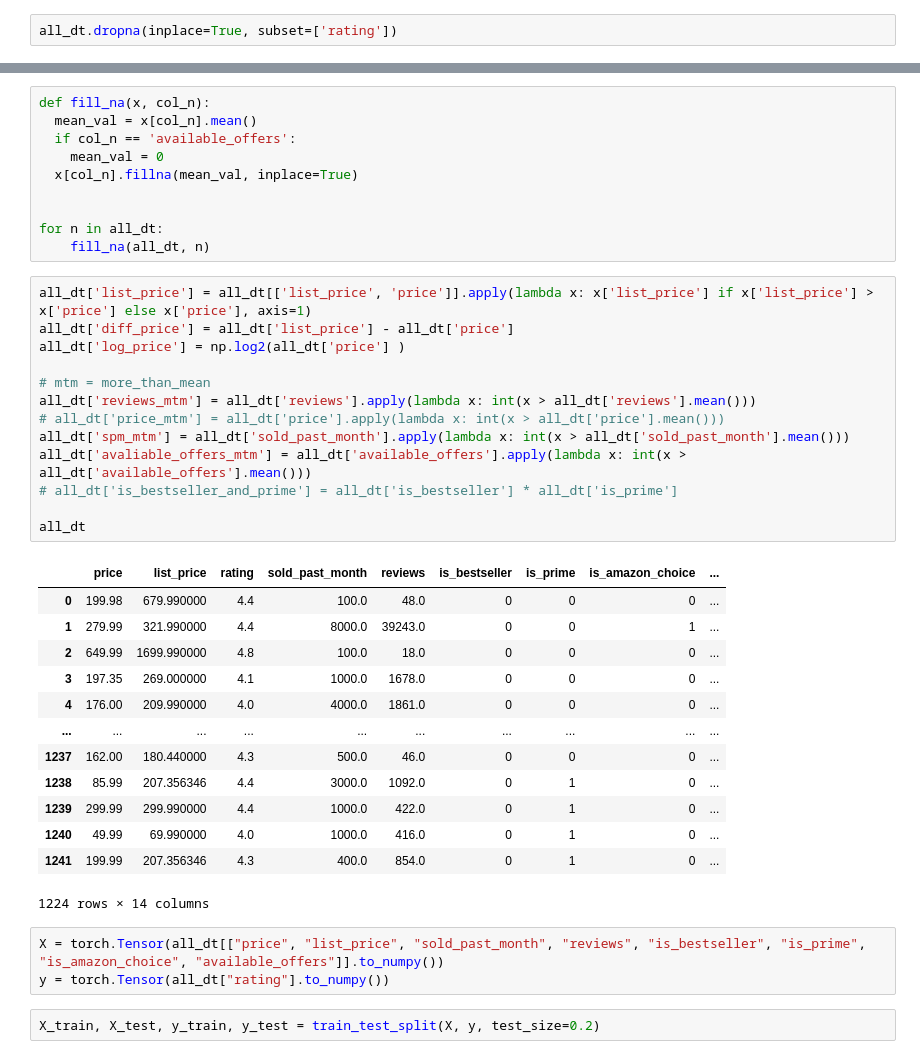
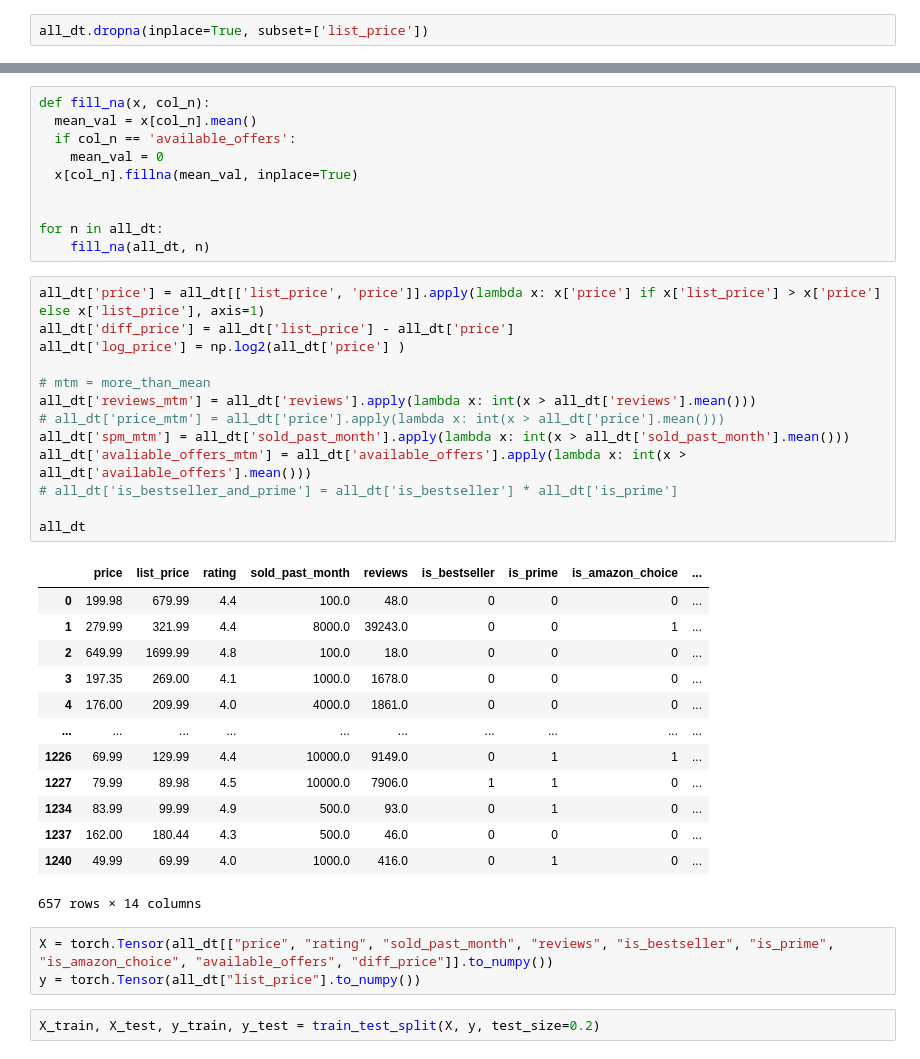
Before and after one commit to artem1502-stack/ml_std, a Jupyter notebook: nonworkingmlcode (4).ipynb, the cells around one changed output, grey strips where cells are left out. Drawn from its saved outputs; the diff is of its cells as text.

```diff
--- a/nonworkingmlcode (4).ipynb
+++ b/nonworkingmlcode (4).ipynb
@@ -60,7 +60,7 @@ def spm(s):
         return int(s[:-1])
     return s
 # %%
-all_dt.dropna(inplace=True, subset=['rating'])
+all_dt.dropna(inplace=True, subset=['list_price'])
 # %%
 def upd_dt(X):
     X["price"] = X["price"].apply(str_to_float)
@@ -86,35 +86,35 @@ def fill_na(x, col_n):
 for n in all_dt:
     fill_na(all_dt, n)
 # %%
-all_dt['list_price'] = all_dt[['list_price', 'price']].apply(lambda x: x['list_price'] if x['list_price'] > x['price'] else x['price'], axis=1)
+all_dt['price'] = all_dt[['list_price', 'price']].apply(lambda x: x['price'] if x['list_price'] > x['price'] else x['list_price'], axis=1)
 all_dt['diff_price'] = all_dt['list_price'] - all_dt['price']
 all_dt['log_price'] = np.log2(all_dt['price'] )
 
 # mtm = more_than_mean
 all_dt['reviews_mtm'] = all_dt['reviews'].apply(lambda x: int(x > all_dt['reviews'].mean()))
 # all_dt['price_mtm'] = all_dt['price'].apply(lambda x: int(x > all_dt['price'].mean()))
 all_dt['spm_mtm'] = all_dt['sold_past_month'].apply(lambda x: int(x > all_dt['sold_past_month'].mean()))
 all_dt['avaliable_offers_mtm'] = all_dt['available_offers'].apply(lambda x: int(x > all_dt['available_offers'].mean()))
 # all_dt['is_bestseller_and_prime'] = all_dt['is_bestseller'] * all_dt['is_prime']
 
 all_dt
 # %% [output]
 |  | price | list_price | rating | sold_past_month | reviews | is_bestseller | is_prime | is_amazon_choice | ... |
-| 0 | 199.98 | 679.990000 | 4.4 | 100.0 | 48.0 | 0 | 0 | 0 | ... |
-| 1 | 279.99 | 321.990000 | 4.4 | 8000.0 | 39243.0 | 0 | 0 | 1 | ... |
-| 2 | 649.99 | 1699.990000 | 4.8 | 100.0 | 18.0 | 0 | 0 | 0 | ... |
-| 3 | 197.35 | 269.000000 | 4.1 | 1000.0 | 1678.0 | 0 | 0 | 0 | ... |
-| 4 | 176.00 | 209.990000 | 4.0 | 4000.0 | 1861.0 | 0 | 0 | 0 | ... |
+| 0 | 199.98 | 679.99 | 4.4 | 100.0 | 48.0 | 0 | 0 | 0 | ... |
+| 1 | 279.99 | 321.99 | 4.4 | 8000.0 | 39243.0 | 0 | 0 | 1 | ... |
+| 2 | 649.99 | 1699.99 | 4.8 | 100.0 | 18.0 | 0 | 0 | 0 | ... |
+| 3 | 197.35 | 269.00 | 4.1 | 1000.0 | 1678.0 | 0 | 0 | 0 | ... |
+| 4 | 176.00 | 209.99 | 4.0 | 4000.0 | 1861.0 | 0 | 0 | 0 | ... |
 | ... | ... | ... | ... | ... | ... | ... | ... | ... | ... |
-| 1237 | 162.00 | 180.440000 | 4.3 | 500.0 | 46.0 | 0 | 0 | 0 | ... |
-| 1238 | 85.99 | 207.356346 | 4.4 | 3000.0 | 1092.0 | 0 | 1 | 0 | ... |
-| 1239 | 299.99 | 299.990000 | 4.4 | 1000.0 | 422.0 | 0 | 1 | 0 | ... |
-| 1240 | 49.99 | 69.990000 | 4.0 | 1000.0 | 416.0 | 0 | 1 | 0 | ... |
-| 1241 | 199.99 | 207.356346 | 4.3 | 400.0 | 854.0 | 0 | 1 | 0 | ... |
+| 1226 | 69.99 | 129.99 | 4.4 | 10000.0 | 9149.0 | 0 | 1 | 1 | ... |
+| 1227 | 79.99 | 89.98 | 4.5 | 10000.0 | 7906.0 | 1 | 1 | 0 | ... |
+| 1234 | 83.99 | 99.99 | 4.9 | 500.0 | 93.0 | 0 | 1 | 0 | ... |
+| 1237 | 162.00 | 180.44 | 4.3 | 500.0 | 46.0 | 0 | 0 | 0 | ... |
+| 1240 | 49.99 | 69.99 | 4.0 | 1000.0 | 416.0 | 0 | 1 | 0 | ... |
-1224 rows × 14 columns
+657 rows × 14 columns
 # %%
-X = torch.Tensor(all_dt[["price", "list_price", "sold_past_month", "reviews", "is_bestseller", "is_prime", "is_amazon_choice", "available_offers"]].to_numpy())
-y = torch.Tensor(all_dt["rating"].to_numpy())
+X = torch.Tensor(all_dt[["price", "rating", "sold_past_month", "reviews", "is_bestseller", "is_prime", "is_amazon_choice", "available_offers", "diff_price"]].to_numpy())
+y = torch.Tensor(all_dt["list_price"].to_numpy())
 # %%
 X_train, X_test, y_train, y_test = train_test_split(X, y, test_size=0.2)
 # %%
```
Also changed, not shown: parts of 4 cells of this notebook, 2 other files.
